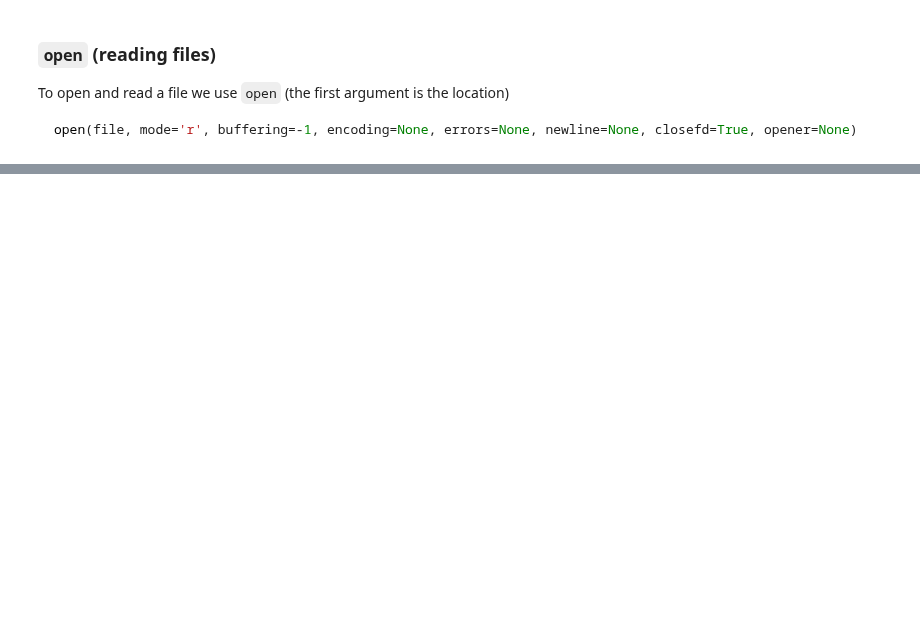
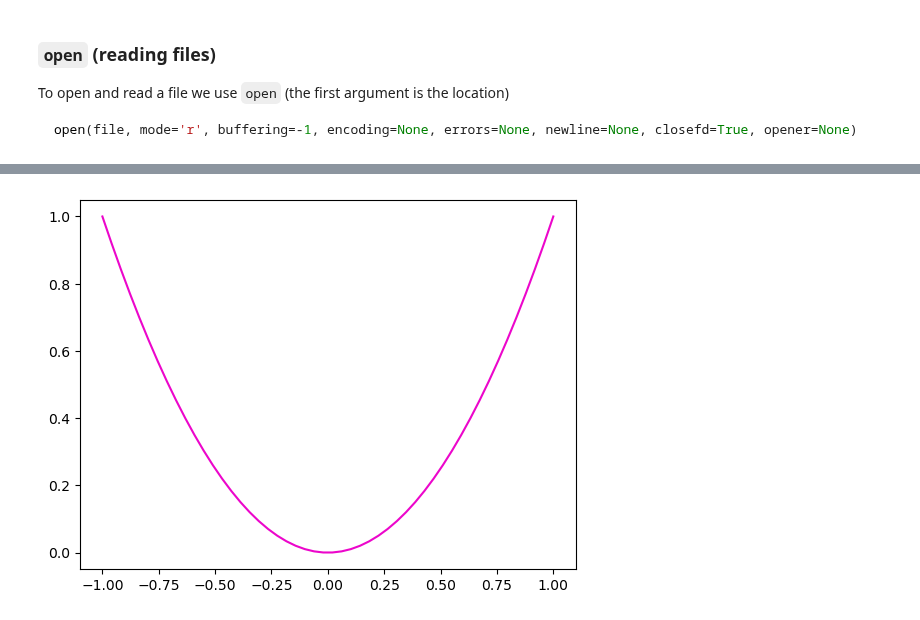
Before and after one commit to sapienzaio/online-ml-finance, a Jupyter notebook: 00-intro-to-python.ipynb, the cells around one changed output, grey strips where cells are left out. Saved outputs shown, nothing was run; the diff lists cells and outputs as text; code cells hidden in the pictures; blank space fills up the shorter version.

```diff
--- a/00-intro-to-python.ipynb
+++ b/00-intro-to-python.ipynb
@@ -697,0 +1164,7 @@ open(file, mode='r', buffering=-1, encoding=None, errors=None, newline=None, clo
+# %%
+# You can use colors from:
+# https://www.color-hex.com
+plt.plot(x_vals, y_vals, '#ec06cb')
+plt.show()
+# %% [output]
+[figure, added]
```
Also changed, not shown: parts of 78 cells of this notebook.
